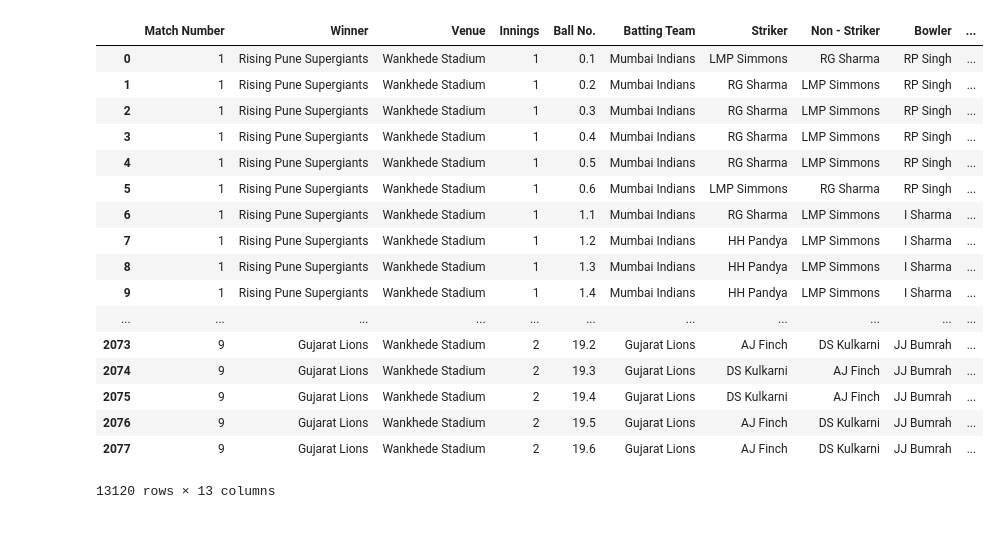
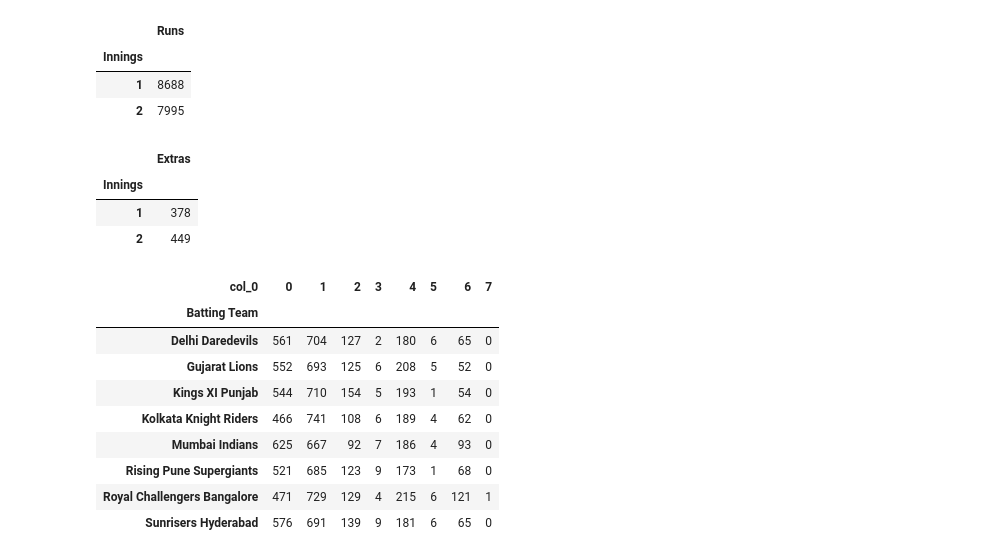
Before and after one commit to chrisrauch193/CS2006Practical3, a Jupyter notebook: Testing Data.ipynb, the cells around one changed output. Drawn from its saved outputs; the diff is of its cells as text; code cells hidden in the pictures; blank space fills up the shorter version.

Commit message:
More stuff added to the testing data

```diff
--- a/Testing Data.ipynb
+++ b/Testing Data.ipynb
@@ -3,5 +3,5 @@ import pandas as pd
 # %%
 import getDataFrameExtended as getdata
 # %%
-lf = getdata.getData()
-lf = lf[lf["Ball No."] != 'D/L']
+IPLData = getdata.getData()
+IPLData = IPLData[IPLData["Ball No."] != 'D/L']
@@ -46,0 +8,6 @@ pf
+# %%
+IPLData['Runs'] = IPLData['Runs'].astype(int)
+IPLData['Extras'] = IPLData['Extras'].astype(int)
+IPLData['Innings'] = IPLData['Innings'].astype(int)
+IPLData['Match Number'] = IPLData['Match Number'].astype(int)
+IPLData
@@ -93,25 +77,33 @@ de
+# %%
+InningsRuns = IPLData.groupby(['Innings'])['Runs'].sum()
+InningsRuns = pd.Series.to_frame(InningsRuns)
+InningsRuns
+# %% [output]
+|  | Runs |
+| Innings |  |
+| 1 | 8688 |
+| 2 | 7995 |
+# %%
+InningsExtras = IPLData.groupby(['Innings'])['Extras'].sum()
+InningsExtras = pd.Series.to_frame(InningsExtras)
+InningsExtras
+# %% [output]
+|  | Extras |
+| Innings |  |
+| 1 | 378 |
+| 2 | 449 |
 # %%
-ff = pd.crosstab(lf['Batting Team'], lf['Runs'] + lf['Extras'])
+ff = pd.crosstab(IPLData['Batting Team'], IPLData['Runs'] + IPLData['Extras'])
 ff
-gh = lf[lf["Ball No."] != 'D/L']
-gh
 # %% [output]
-|  | Match Number | Winner | Venue | Innings | Ball No. | Batting Team | Striker | Non - Striker | Bowler | ... |
-| 0 | 1 | Rising Pune Supergiants | Wankhede Stadium | 1 | 0.1 | Mumbai Indians | LMP Simmons | RG Sharma | RP Singh | ... |
-| 1 | 1 | Rising Pune Supergiants | Wankhede Stadium | 1 | 0.2 | Mumbai Indians | RG Sharma | LMP Simmons | RP Singh | ... |
-| 2 | 1 | Rising Pune Supergiants | Wankhede Stadium | 1 | 0.3 | Mumbai Indians | RG Sharma | LMP Simmons | RP Singh | ... |
-| 3 | 1 | Rising Pune Supergiants | Wankhede Stadium | 1 | 0.4 | Mumbai Indians | RG Sharma | LMP Simmons | RP Singh | ... |
-| 4 | 1 | Rising Pune Supergiants | Wankhede Stadium | 1 | 0.5 | Mumbai Indians | RG Sharma | LMP Simmons | RP Singh | ... |
-| 5 | 1 | Rising Pune Supergiants | Wankhede Stadium | 1 | 0.6 | Mumbai Indians | LMP Simmons | RG Sharma | RP Singh | ... |
-| 6 | 1 | Rising Pune Supergiants | Wankhede Stadium | 1 | 1.1 | Mumbai Indians | RG Sharma | LMP Simmons | I Sharma | ... |
-| 7 | 1 | Rising Pune Supergiants | Wankhede Stadium | 1 | 1.2 | Mumbai Indians | HH Pandya | LMP Simmons | I Sharma | ... |
-| 8 | 1 | Rising Pune Supergiants | Wankhede Stadium | 1 | 1.3 | Mumbai Indians | HH Pandya | LMP Simmons | I Sharma | ... |
-| 9 | 1 | Rising Pune Supergiants | Wankhede Stadium | 1 | 1.4 | Mumbai Indians | HH Pandya | LMP Simmons | I Sharma | ... |
-| ... | ... | ... | ... | ... | ... | ... | ... | ... | ... | ... |
-| 2073 | 9 | Gujarat Lions | Wankhede Stadium | 2 | 19.2 | Gujarat Lions | AJ Finch | DS Kulkarni | JJ Bumrah | ... |
-| 2074 | 9 | Gujarat Lions | Wankhede Stadium | 2 | 19.3 | Gujarat Lions | DS Kulkarni | AJ Finch | JJ Bumrah | ... |
-| 2075 | 9 | Gujarat Lions | Wankhede Stadium | 2 | 19.4 | Gujarat Lions | DS Kulkarni | AJ Finch | JJ Bumrah | ... |
-| 2076 | 9 | Gujarat Lions | Wankhede Stadium | 2 | 19.5 | Gujarat Lions | AJ Finch | DS Kulkarni | JJ Bumrah | ... |
-| 2077 | 9 | Gujarat Lions | Wankhede Stadium | 2 | 19.6 | Gujarat Lions | AJ Finch | DS Kulkarni | JJ Bumrah | ... |
+| col_0 | 0 | 1 | 2 | 3 | 4 | 5 | 6 | 7 |
+| Batting Team |  |  |  |  |  |  |  |  |
+| Delhi Daredevils | 561 | 704 | 127 | 2 | 180 | 6 | 65 | 0 |
+| Gujarat Lions | 552 | 693 | 125 | 6 | 208 | 5 | 52 | 0 |
+| Kings XI Punjab | 544 | 710 | 154 | 5 | 193 | 1 | 54 | 0 |
+| Kolkata Knight Riders | 466 | 741 | 108 | 6 | 189 | 4 | 62 | 0 |
+| Mumbai Indians | 625 | 667 | 92 | 7 | 186 | 4 | 93 | 0 |
+| Rising Pune Supergiants | 521 | 685 | 123 | 9 | 173 | 1 | 68 | 0 |
+| Royal Challengers Bangalore | 471 | 729 | 129 | 4 | 215 | 6 | 121 | 1 |
+| Sunrisers Hyderabad | 576 | 691 | 139 | 9 | 181 | 6 | 65 | 0 |
-13120 rows × 13 columns
 # %%
```
Also changed, not shown: parts of 16 cells of this notebook, 2 other files.
